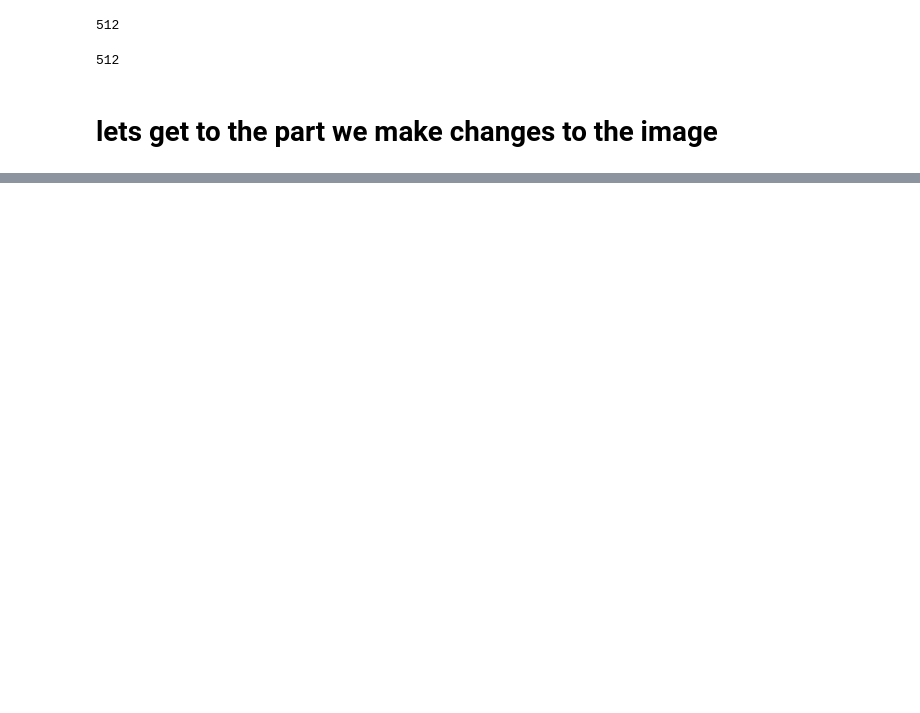
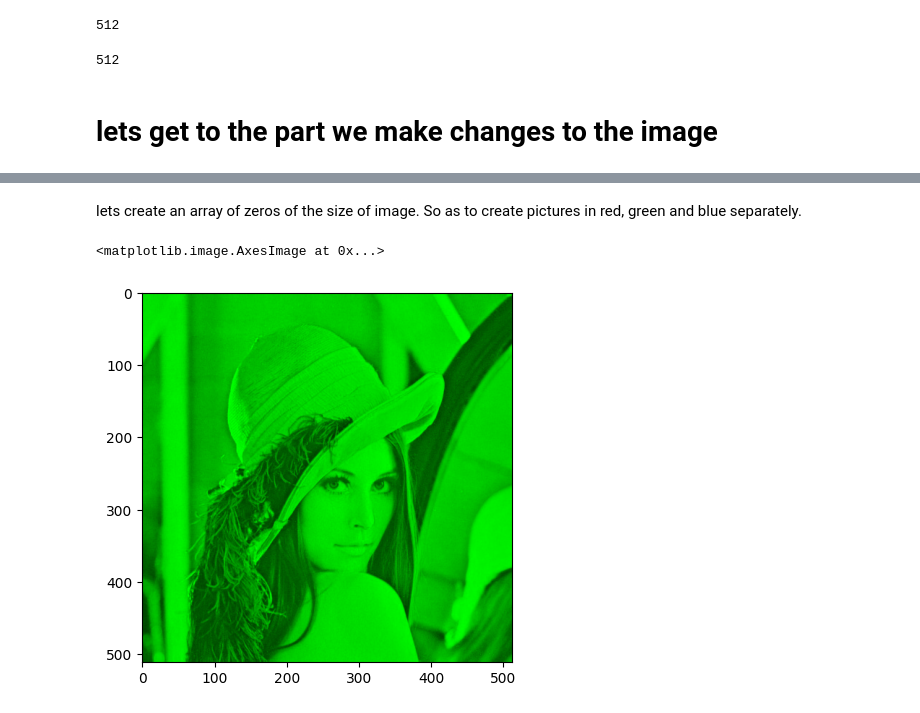
Before and after one commit to its-relative/OpenCV, a Jupyter notebook: excelr/imageProcess.ipynb, the cells around one changed output, grey strips where cells are left out. Saved outputs shown, nothing was run; the diff lists cells and outputs as text; code cells hidden in the pictures; blank space fills up the shorter version.

Commit message:
Added computer vision files and added some code lines in imageProcessing.

```diff
--- a/excelr/imageProcess.ipynb
+++ b/excelr/imageProcess.ipynb
@@ -360,0 +384,9 @@ w
+# %% [markdown]
+lets create an array of zeros of the size of image. So as to create pictures in red, green and blue separately.
+# %%
+zeros = np.zeros(img.shape[:2], dtype = "uint8")
+# %%
+plt.imshow(cv2.merge([zeros, R, zeros]))
+# %% [output]
+<matplotlib.image.AxesImage at 0x...>
+[figure, added]
```
Also changed, not shown: parts of 17 cells of this notebook, 1 other file.
